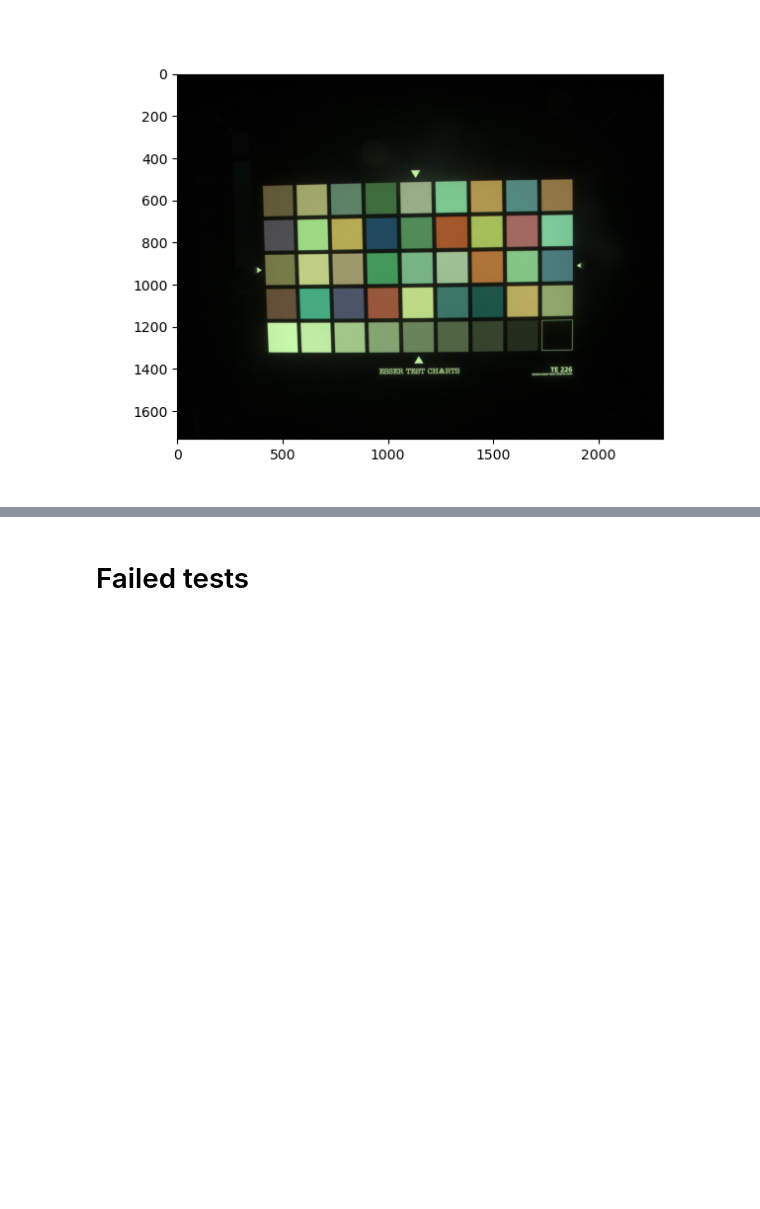
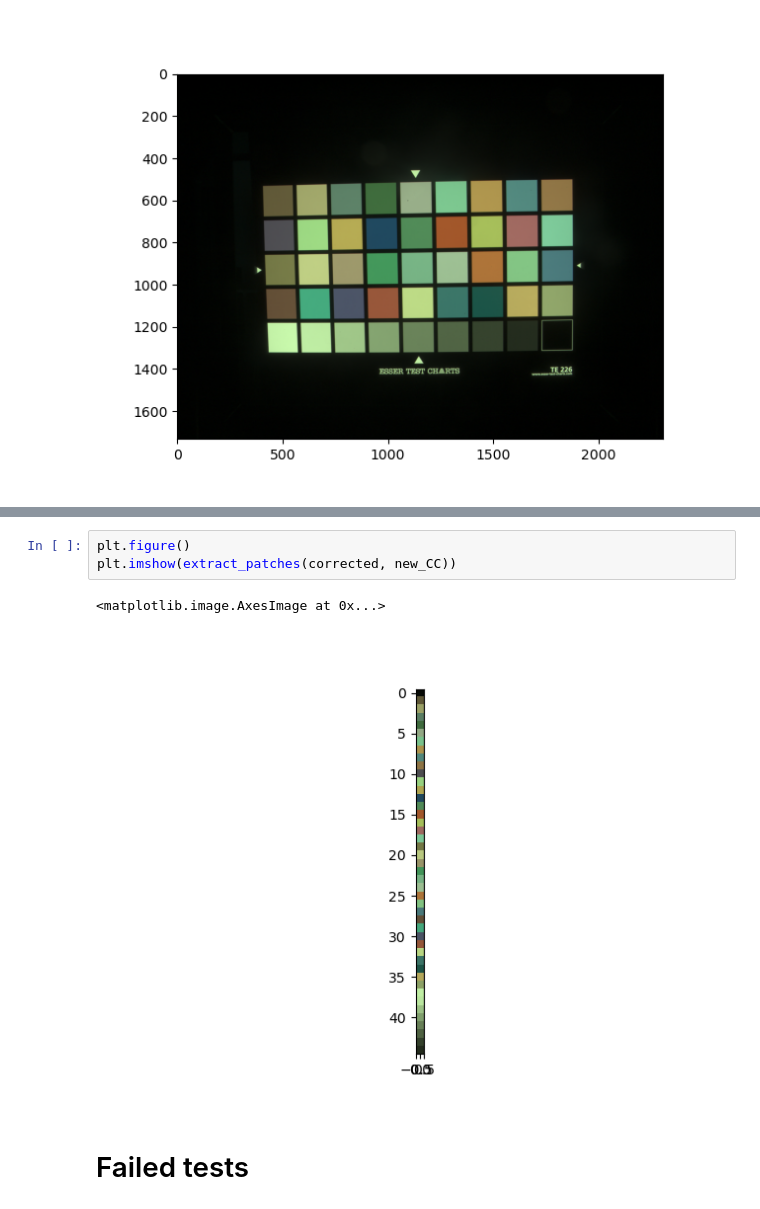
Before and after one commit to cs-413-cinestill/800t-emulation, a Jupyter notebook: color_transfer.ipynb, the cells around one changed output, grey strips where cells are left out. Saved outputs shown, nothing was run; the diff lists cells and outputs as text; blank space fills up the shorter version.

```diff
--- a/color_transfer.ipynb
+++ b/color_transfer.ipynb
@@ -210,3 +233,9 @@ cid = fig_overlay.canvas.mpl_connect('button_press_event', onclick)
+# %%
+plt.figure()
+plt.imshow(extract_patches(corrected, new_CC))
+# %% [output]
+<matplotlib.image.AxesImage at 0x...>
+[figure, added]
 # %% [markdown]
 # Failed tests
 # %%
```
Also changed, not shown: parts of 3 cells of this notebook, 1 other file.
